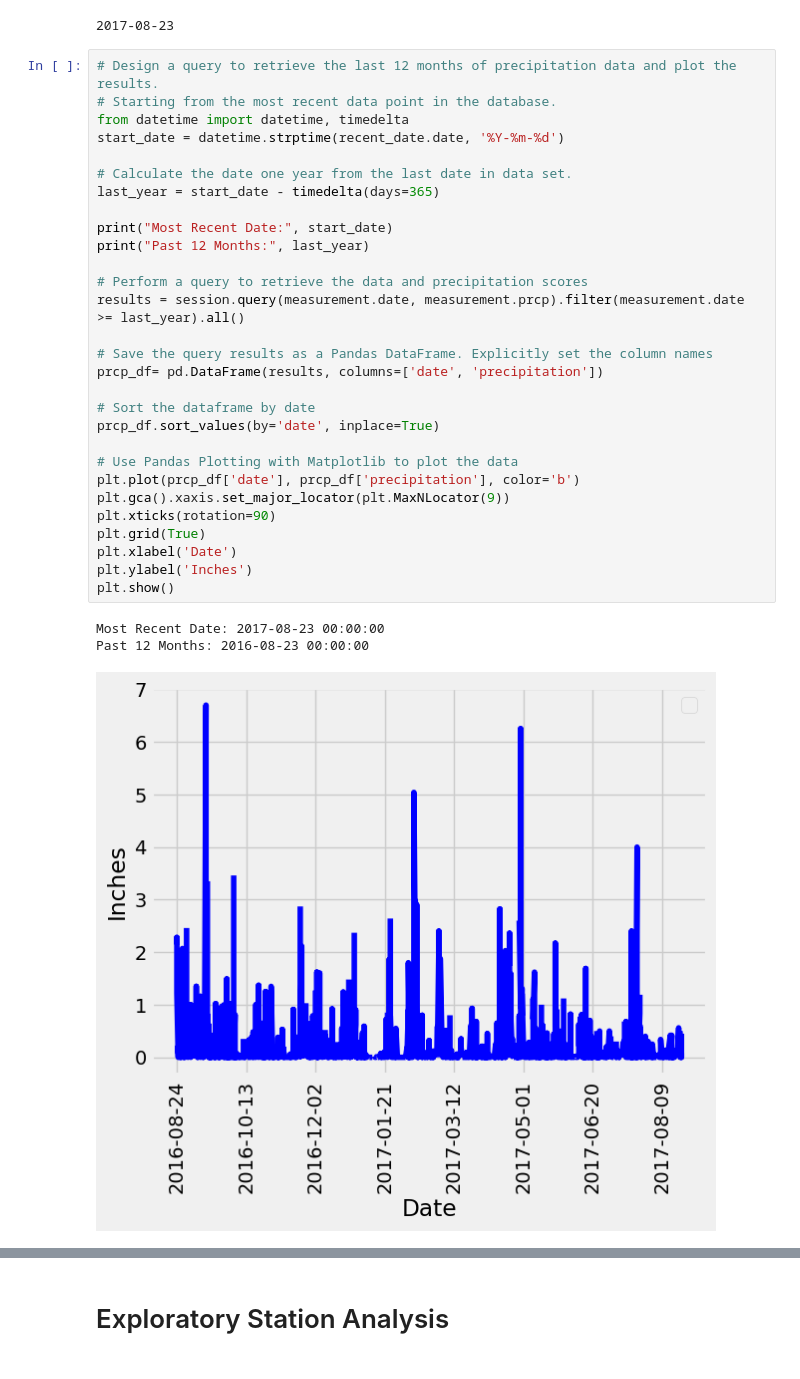
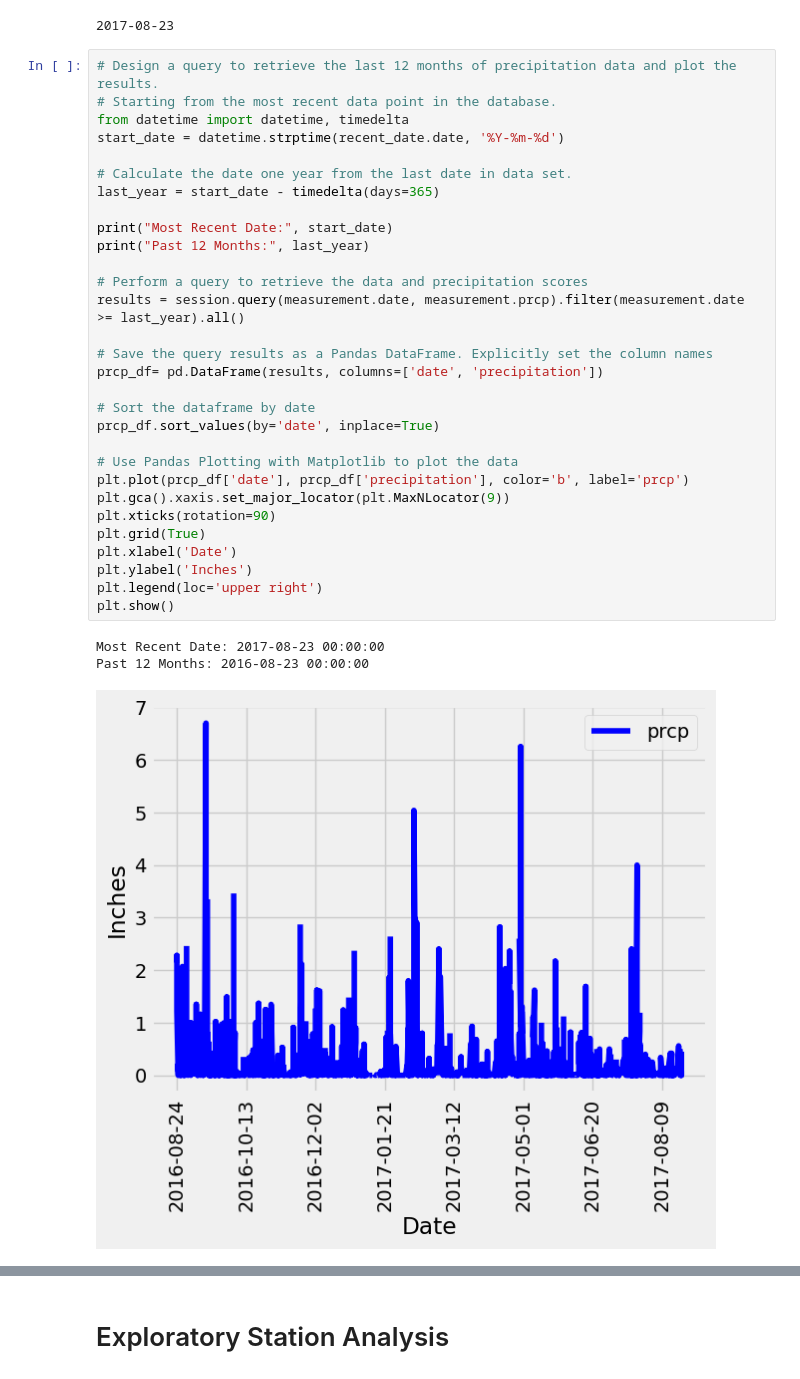
Before and after one commit to katmr27/sqlalchemy-challenge, a Jupyter notebook: Starter_Code/kr_climate_starter.ipynb, the cells around one changed output, grey strips where cells are left out. Drawn from its saved outputs; the diff is of its cells as text.

```diff
--- a/Starter_Code/kr_climate_starter.ipynb
+++ b/Starter_Code/kr_climate_starter.ipynb
@@ -54,32 +54,33 @@ print(recent_date.date)
 # Design a query to retrieve the last 12 months of precipitation data and plot the results.
 # Starting from the most recent data point in the database.
 from datetime import datetime, timedelta
 start_date = datetime.strptime(recent_date.date, '%Y-%m-%d')
 
 # Calculate the date one year from the last date in data set.
 last_year = start_date - timedelta(days=365)
 
 print("Most Recent Date:", start_date)
 print("Past 12 Months:", last_year)
 
 # Perform a query to retrieve the data and precipitation scores
 results = session.query(measurement.date, measurement.prcp).filter(measurement.date >= last_year).all()
 
 # Save the query results as a Pandas DataFrame. Explicitly set the column names
 prcp_df= pd.DataFrame(results, columns=['date', 'precipitation'])
 
 # Sort the dataframe by date
 prcp_df.sort_values(by='date', inplace=True)
 
 # Use Pandas Plotting with Matplotlib to plot the data
-plt.plot(prcp_df['date'], prcp_df['precipitation'], color='b')
+plt.plot(prcp_df['date'], prcp_df['precipitation'], color='b', label='prcp')
 plt.gca().xaxis.set_major_locator(plt.MaxNLocator(9))
 plt.xticks(rotation=90)
 plt.grid(True)
 plt.xlabel('Date')
 plt.ylabel('Inches')
+plt.legend(loc='upper right')
 plt.show()
 # %% [output]
 Most Recent Date: 2017-08-23 00:00:00
 Past 12 Months: 2016-08-23 00:00:00
-[figure, old version]
+[figure, new version]
```
Also changed, not shown: parts of 8 cells of this notebook, 2 other files.
